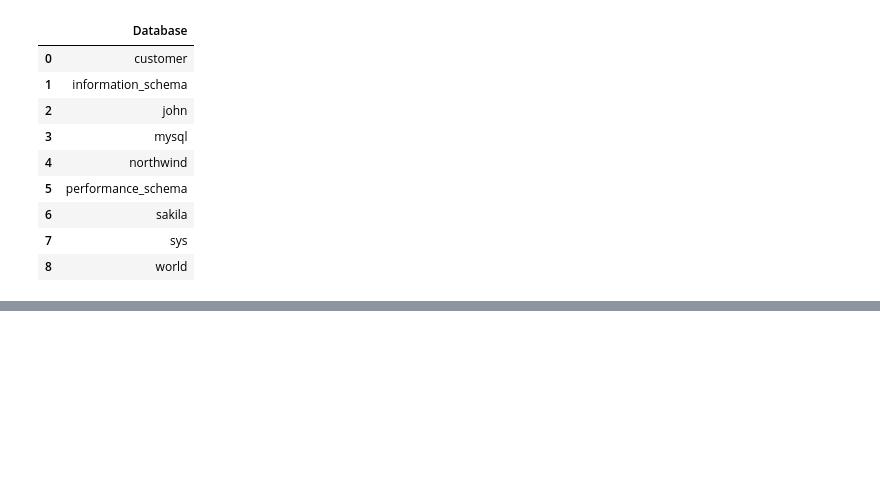
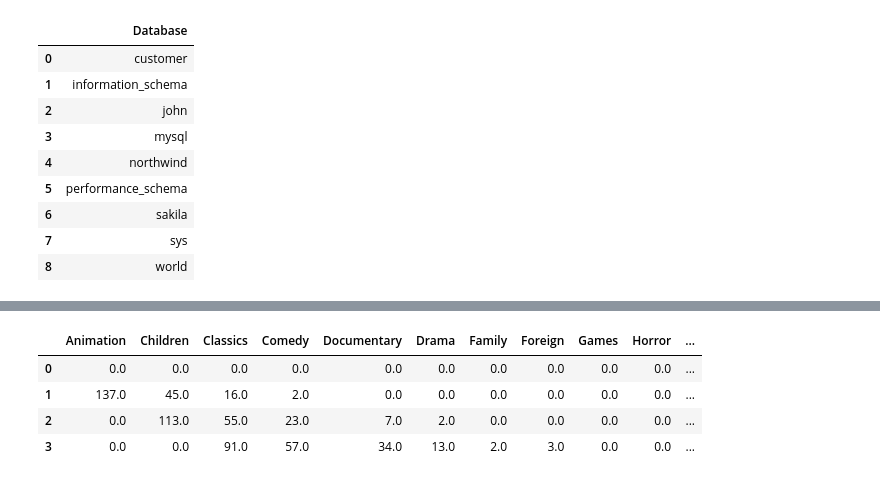
Before and after one commit to FelixOnofrei/SQL, a Jupyter notebook: SQL_with_Python.ipynb, the cells around one changed output, grey strips where cells are left out. Cells and saved outputs as stored; diff of their text form; code cells hidden in the pictures; blank space fills up the shorter version.

```diff
--- a/SQL_with_Python.ipynb
+++ b/SQL_with_Python.ipynb
@@ -99,0 +138,14 @@ WHERE Discontinued = 0''').head()
+# %%
+# Now we will see how many artists have played in which movie genere
+import numpy as np
+data = generes.agg(func=lambda x: x.value_counts()).apply(lambda x: x.dropna().sum())
+dt = generes.agg(func=lambda x: x.value_counts())
+dt.replace(to_replace=np.nan,value=0, inplace=True)
+dt = dt.T
+dt.head(4)
+# %% [output]
+|  | Animation | Children | Classics | Comedy | Documentary | Drama | Family | Foreign | Games | Horror | ... |
+| 0 | 0.0 | 0.0 | 0.0 | 0.0 | 0.0 | 0.0 | 0.0 | 0.0 | 0.0 | 0.0 | ... |
+| 1 | 137.0 | 45.0 | 16.0 | 2.0 | 0.0 | 0.0 | 0.0 | 0.0 | 0.0 | 0.0 | ... |
+| 2 | 0.0 | 113.0 | 55.0 | 23.0 | 7.0 | 2.0 | 0.0 | 0.0 | 0.0 | 0.0 | ... |
+| 3 | 0.0 | 0.0 | 91.0 | 57.0 | 34.0 | 13.0 | 2.0 | 3.0 | 0.0 | 0.0 | ... |
```
Also changed, not shown: parts of 19 cells of this notebook.
